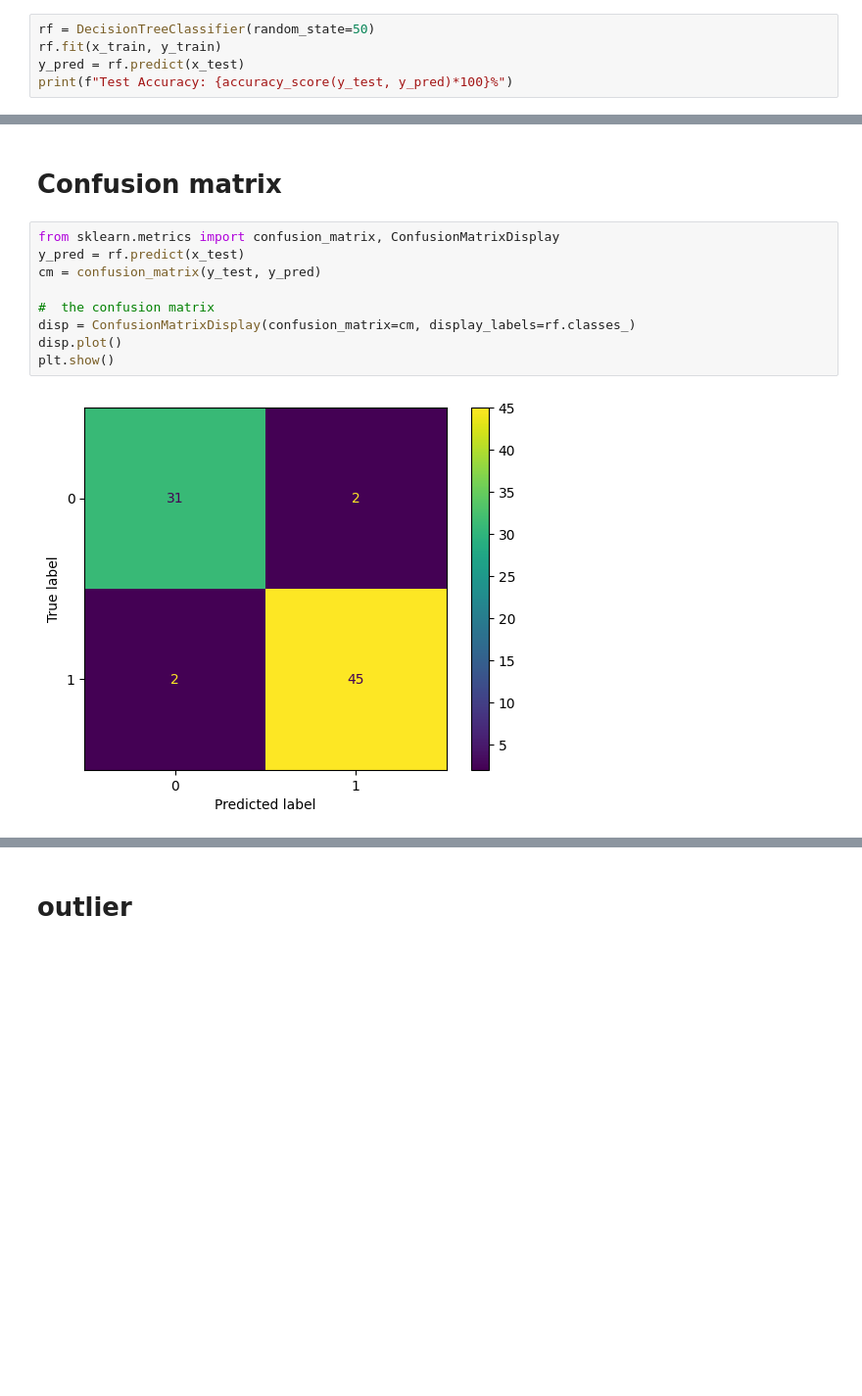
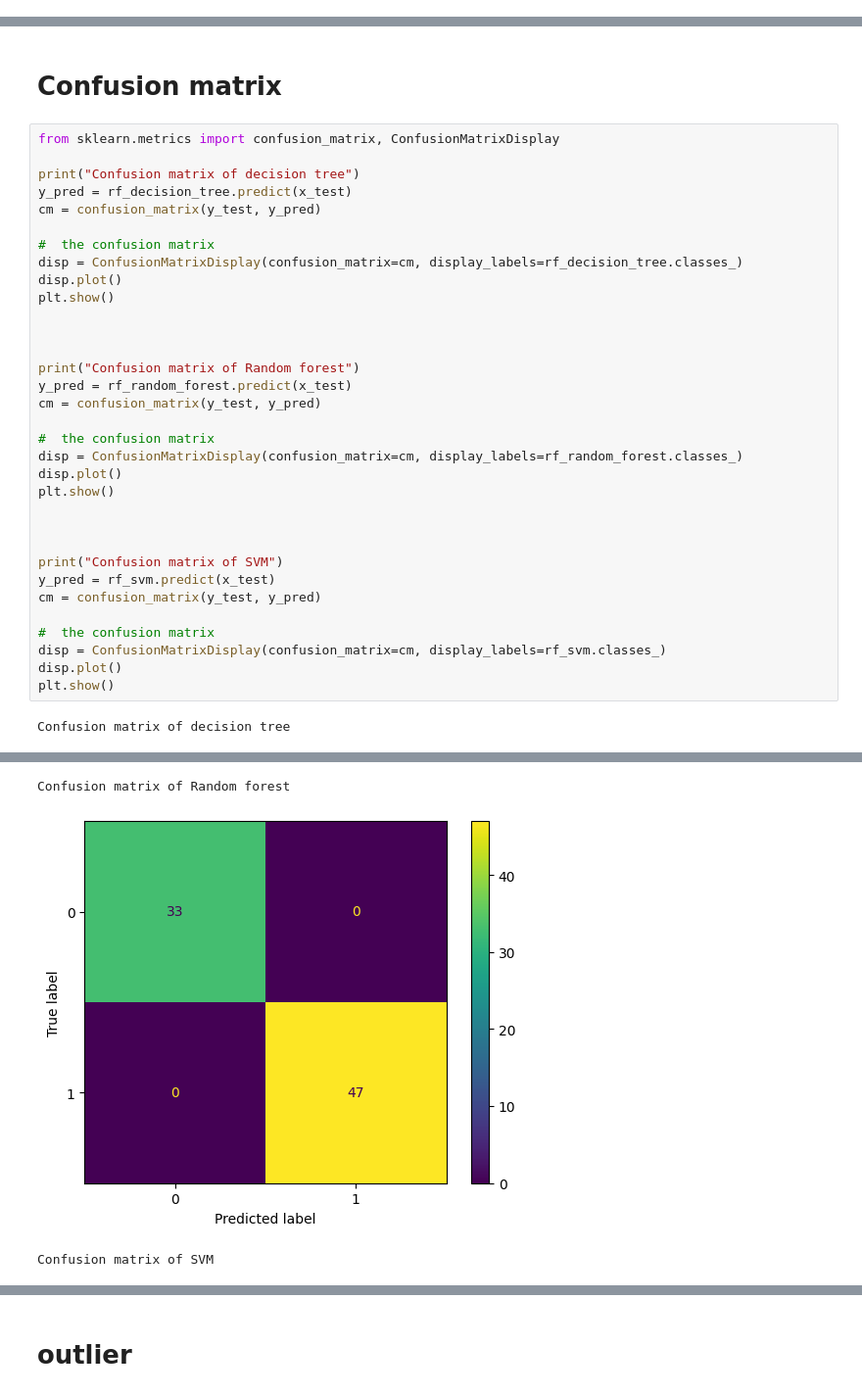
Before and after one commit to alamin147/kidney_disease, a Jupyter notebook: disease.ipynb, the cells around one changed output, grey strips where cells are left out. Shown at 98% size. Cells and saved outputs as stored; diff of their text form; blank space fills up the shorter version.

```diff
--- a/disease.ipynb
+++ b/disease.ipynb
@@ -138,5 +135,0 @@ Original data has total 400 datas, 320 train data and 80 test data
-# %%
-rf = DecisionTreeClassifier(random_state=50)
-rf.fit(x_train, y_train)
-y_pred = rf.predict(x_test)
-print(f"Test Accuracy: {accuracy_score(y_test, y_pred)*100}%")
@@ -182,13 +201,37 @@ weighted avg       0.95      0.95      0.95        80
 # %% [markdown]
 # Confusion matrix
-# %%
-from sklearn.metrics import confusion_matrix, ConfusionMatrixDisplay
-y_pred = rf.predict(x_test)
-cm = confusion_matrix(y_test, y_pred)
-
-#  the confusion matrix
-disp = ConfusionMatrixDisplay(confusion_matrix=cm, display_labels=rf.classes_)
-disp.plot()
-plt.show()
-# %% [output]
-[figure, removed]
+# %%
+from sklearn.metrics import confusion_matrix, ConfusionMatrixDisplay
+
+print("Confusion matrix of decision tree")
+y_pred = rf_decision_tree.predict(x_test)
+cm = confusion_matrix(y_test, y_pred)
+
+#  the confusion matrix
+disp = ConfusionMatrixDisplay(confusion_matrix=cm, display_labels=rf_decision_tree.classes_)
+disp.plot()
+plt.show()
+
+
+
+print("Confusion matrix of Random forest")
+y_pred = rf_random_forest.predict(x_test)
+cm = confusion_matrix(y_test, y_pred)
+
+#  the confusion matrix
+disp = ConfusionMatrixDisplay(confusion_matrix=cm, display_labels=rf_random_forest.classes_)
+disp.plot()
+plt.show()
+
+
+
+print("Confusion matrix of SVM")
+y_pred = rf_svm.predict(x_test)
+cm = confusion_matrix(y_test, y_pred)
+
+#  the confusion matrix
+disp = ConfusionMatrixDisplay(confusion_matrix=cm, display_labels=rf_svm.classes_)
+disp.plot()
+plt.show()
+# %% [output]
+Confusion matrix of decision tree
@@ -194,0 +239,3 @@ plt.show()
+Confusion matrix of Random forest
+[figure, added]
+Confusion matrix of SVM
```
Also changed, not shown: parts of 32 cells of this notebook, 1 other file.
